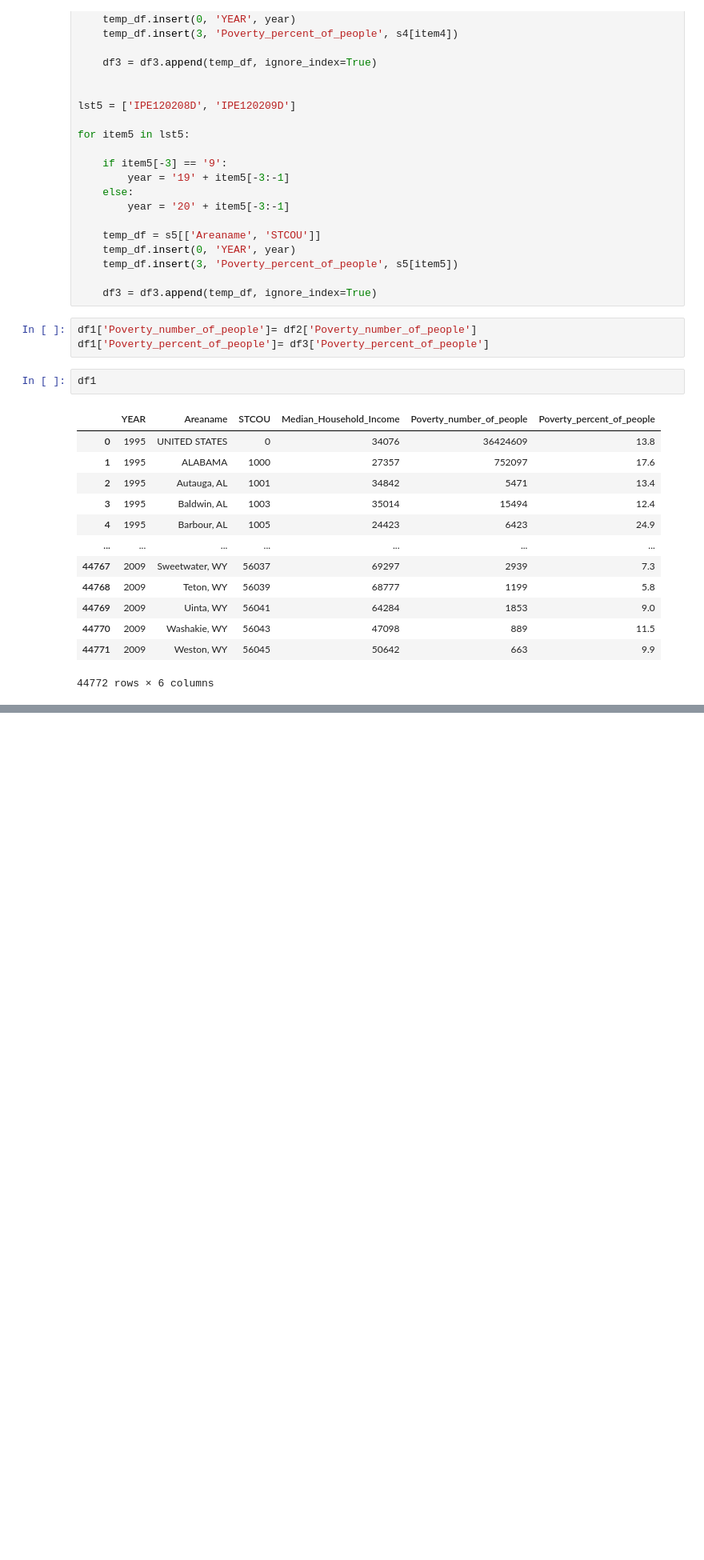
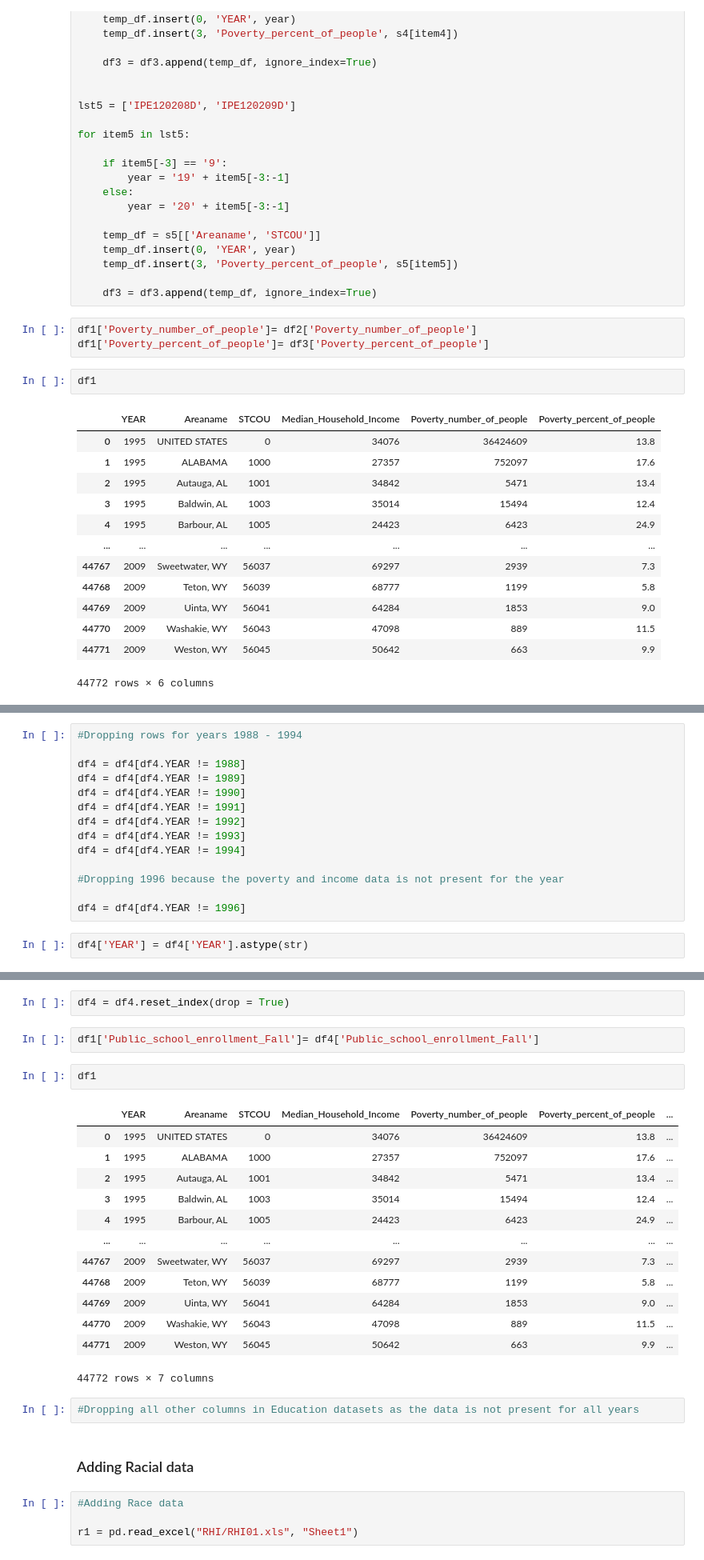
Before and after one commit to ncsa/CPRHD_WNV_GI, a Jupyter notebook: WNV-SocioEconomicFeatures-Vinu.ipynb, the cells around one changed output, grey strips where cells are left out. Shown at 80% size. Cells and saved outputs as stored; diff of their text form; blank space fills up the shorter version.

Commit message:
Added Racial data

```diff
--- a/WNV-SocioEconomicFeatures-Vinu.ipynb
+++ b/WNV-SocioEconomicFeatures-Vinu.ipynb
@@ -563,0 +826,16 @@ cook_se.to_csv('cook_se.csv', index=False)
+# %%
+#Dropping rows for years 1988 - 1994
+
+df4 = df4[df4.YEAR != 1988]
+df4 = df4[df4.YEAR != 1989]
+df4 = df4[df4.YEAR != 1990]
+df4 = df4[df4.YEAR != 1991]
+df4 = df4[df4.YEAR != 1992]
+df4 = df4[df4.YEAR != 1993]
+df4 = df4[df4.YEAR != 1994]
+
+#Dropping 1996 because the poverty and income data is not present for the year
+
+df4 = df4[df4.YEAR != 1996]
+# %%
+df4['YEAR'] = df4['YEAR'].astype(str)
@@ -563,0 +860,28 @@ cook_se.to_csv('cook_se.csv', index=False)
+# %%
+df4 = df4.reset_index(drop = True)
+# %%
+df1['Public_school_enrollment_Fall']= df4['Public_school_enrollment_Fall']
+# %%
+df1
+# %% [output]
+|  | YEAR | Areaname | STCOU | Median_Household_Income | Poverty_number_of_people | Poverty_percent_of_people | ... |
+| 0 | 1995 | UNITED STATES | 0 | 34076 | 36424609 | 13.8 | ... |
+| 1 | 1995 | ALABAMA | 1000 | 27357 | 752097 | 17.6 | ... |
+| 2 | 1995 | Autauga, AL | 1001 | 34842 | 5471 | 13.4 | ... |
+| 3 | 1995 | Baldwin, AL | 1003 | 35014 | 15494 | 12.4 | ... |
+| 4 | 1995 | Barbour, AL | 1005 | 24423 | 6423 | 24.9 | ... |
+| ... | ... | ... | ... | ... | ... | ... | ... |
+| 44767 | 2009 | Sweetwater, WY | 56037 | 69297 | 2939 | 7.3 | ... |
+| 44768 | 2009 | Teton, WY | 56039 | 68777 | 1199 | 5.8 | ... |
+| 44769 | 2009 | Uinta, WY | 56041 | 64284 | 1853 | 9.0 | ... |
+| 44770 | 2009 | Washakie, WY | 56043 | 47098 | 889 | 11.5 | ... |
+| 44771 | 2009 | Weston, WY | 56045 | 50642 | 663 | 9.9 | ... |
+44772 rows × 7 columns
+# %%
+#Dropping all other columns in Education datasets as the data is not present for all years
+# %% [markdown]
+### Adding Racial data
+# %%
+#Adding Race data
+
+r1 = pd.read_excel("RHI/RHI01.xls", "Sheet1")
```
Also changed, not shown: parts of 66 cells of this notebook.
